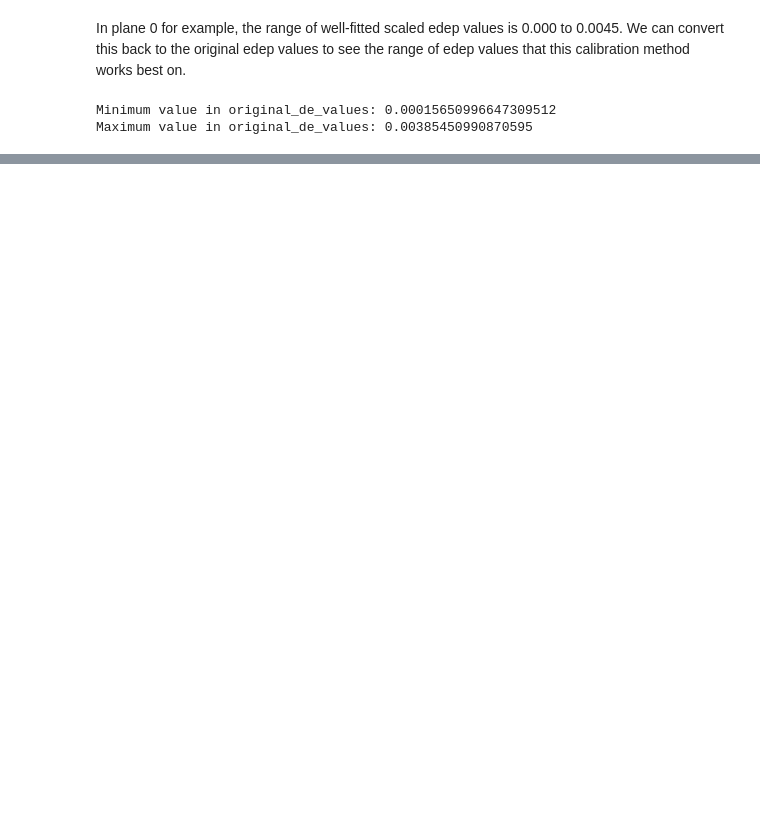
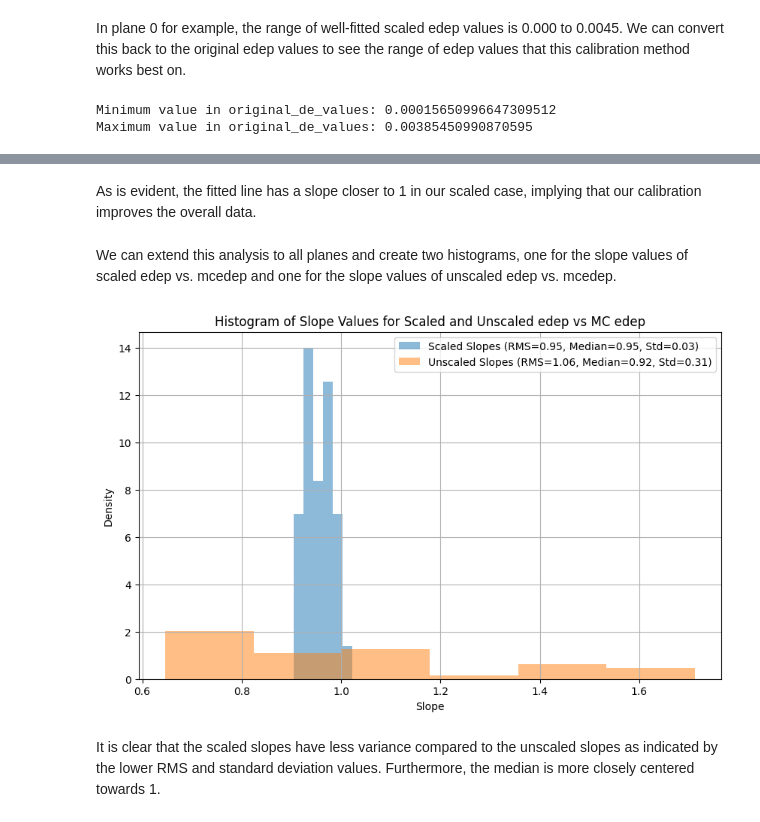
Before and after one commit to cchuster/Mu2e, a Jupyter notebook: main.ipynb, the cells around one changed output, grey strips where cells are left out. Cells and saved outputs as stored; diff of their text form; code cells hidden in the pictures; blank space fills up the shorter version.

```diff
--- a/main.ipynb
+++ b/main.ipynb
@@ -165,0 +188,50 @@ It is often useful to find the root mean square RMS of a distribution, as we wil
+# %% [markdown]
+As is evident, the fitted line has a slope closer to 1 in our scaled case, implying that our calibration improves the overall data.
+# %% [markdown]
+We can extend this analysis to all planes and create two histograms, one for the slope values of scaled edep vs. mcedep and one for the slope values of unscaled edep vs. mcedep.
+# %%
+scaled_slopes = []
+unscaled_slopes = []
+
+for plane in range(36):
+    # Scaled edep vs mcedep
+    scaled_de = scaled_edep_per_plane[plane]
+    demc = amc["edep"][hitCut][a["plane"][hitCut] == plane]
+    min_scaled_de = 0
+    max_scaled_de = 0.0045
+    filtered_scaled_de = [de for de in scaled_de if min_scaled_de <= de <= max_scaled_de]
+    filtered_demc = [demc[i] for i, de in enumerate(scaled_de) if min_scaled_de <= de <= max_scaled_de]
+    m, b = np.polyfit(filtered_scaled_de, filtered_demc, 1)
+    scaled_slopes.append(m)
+
+    # Unscaled edep vs mcedep
+    unscaled_de = a["edep"][hitCut][a["plane"][hitCut] == plane]
+    demc = amc["edep"][hitCut][a["plane"][hitCut] == plane]
+    min_unscaled_de = 0
+    max_unscaled_de = 0.0045
+    filtered_unscaled_de = [de for de in unscaled_de if min_unscaled_de <= de <= max_unscaled_de]
+    filtered_demc = [demc[i] for i, de in enumerate(unscaled_de) if min_unscaled_de <= de <= max_unscaled_de]
+    m, b = np.polyfit(filtered_unscaled_de, filtered_demc, 1)
+    unscaled_slopes.append(m)
+
+# Calculate RMS, mean, and standard deviation for scaled and unscaled slopes
+rms_scaled = np.sqrt(np.mean(np.square(scaled_slopes)))
+rms_unscaled = np.sqrt(np.mean(np.square(unscaled_slopes)))
+median_scaled = np.median(scaled_slopes)
+median_unscaled = np.median(unscaled_slopes)
+std_scaled = np.std(scaled_slopes)
+std_unscaled = np.std(unscaled_slopes)
+
+plt.figure(figsize=(10, 6))
+plt.hist(scaled_slopes, bins=6, alpha=0.5, label=f'Scaled Slopes (RMS={rms_scaled:.2f}, Median={median_scaled:.2f}, Std={std_scaled:.2f})', density=True)
+plt.hist(unscaled_slopes, bins=6, alpha=0.5, label=f'Unscaled Slopes (RMS={rms_unscaled:.2f}, Median={median_unscaled:.2f}, Std={std_unscaled:.2f})', density=True)
+plt.xlabel('Slope')
+plt.ylabel('Density')
+plt.title('Histogram of Slope Values for Scaled and Unscaled edep vs MC edep')
+plt.legend()
+plt.grid(True)
+plt.show()
+# %% [output]
+[figure, added]
+# %% [markdown]
+It is clear that the scaled slopes have less variance compared to the unscaled slopes as indicated by the lower RMS and standard deviation values. Furthermore, the median is more closely centered towards 1.
```
Also changed, not shown: parts of 4 cells of this notebook.
